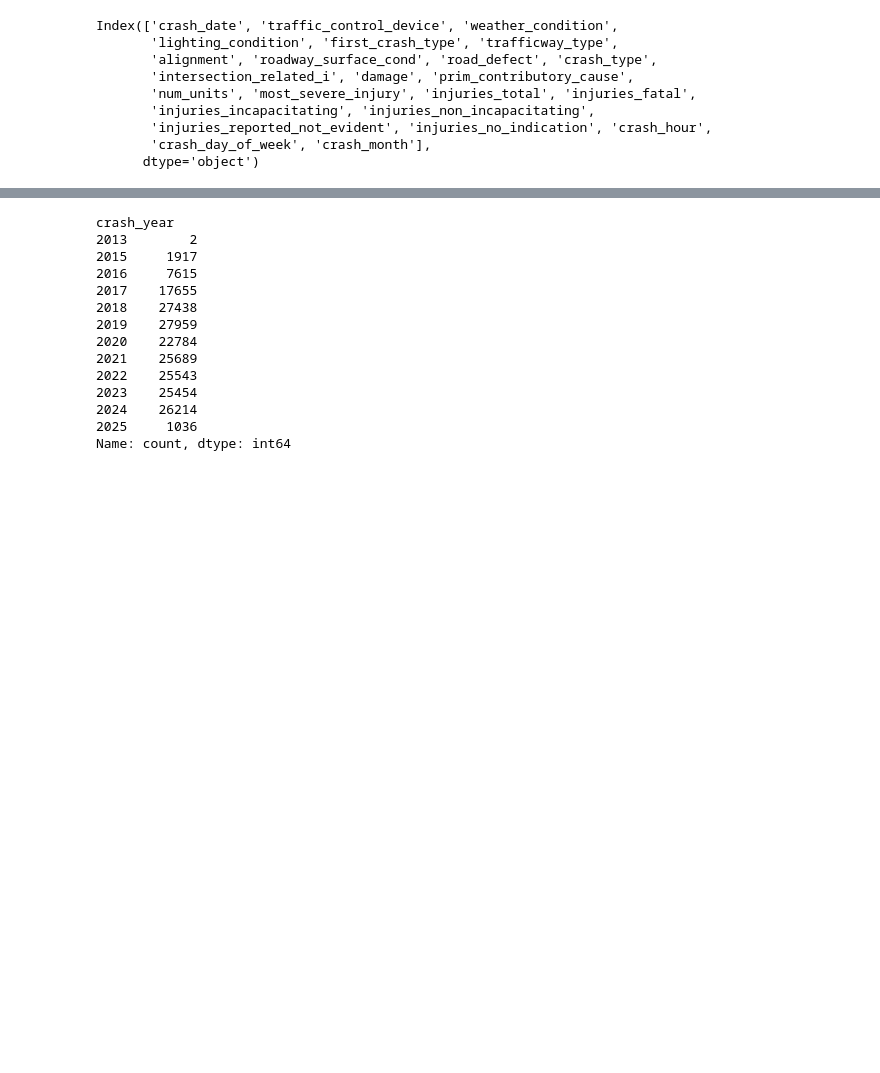
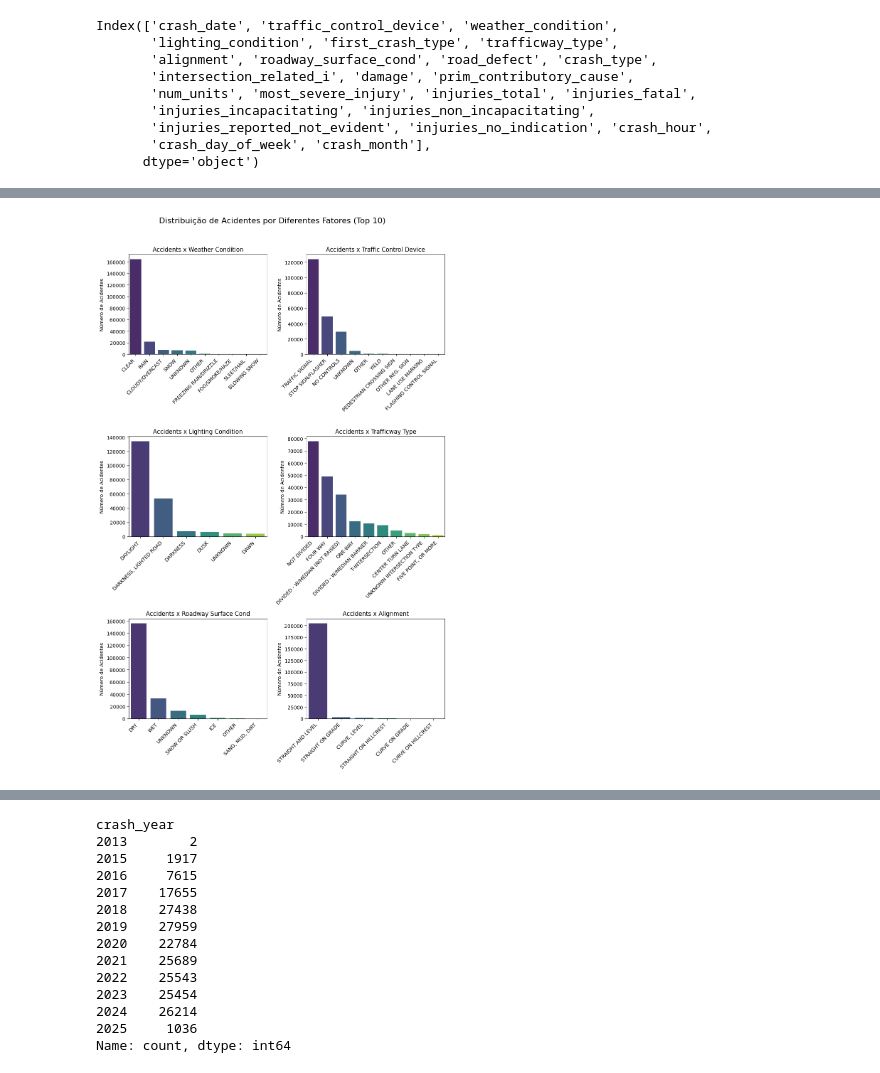
Before and after one commit to rubensabacherli/EDA_Traffic_Accidents, a Jupyter notebook: traffic-accidents.ipynb, the cells around one changed output, grey strips where cells are left out. Saved outputs shown, nothing was run; the diff lists cells and outputs as text; code cells hidden in the pictures; blank space fills up the shorter version.

```diff
--- a/traffic-accidents.ipynb
+++ b/traffic-accidents.ipynb
@@ -129,0 +186,31 @@ data["crash_month"] = data["crash_month"].map(month_mapping)
+# %%
+# Definir variáveis para análise
+categorical_features = [
+    "weather_condition",
+    "traffic_control_device",
+    "lighting_condition",
+    "trafficway_type",
+    "roadway_surface_cond",
+    "alignment"
+]
+
+# Criar subplots
+fig, axes = plt.subplots(nrows=3, ncols=2, figsize=(10, 16))
+fig.suptitle("Distribuição de Acidentes por Diferentes Fatores (Top 10)", fontsize=16)
+
+# Iterar sobre as variáveis categóricas e criar gráficos de barras
+for ax, feature in zip(axes.flat, categorical_features):
+    accident_counts = data[feature].value_counts().nlargest(10)  # Pegando apenas os 10 principais
+
+    sns.barplot(x=accident_counts.index, y=accident_counts.values, palette="viridis", ax=ax)
+
+    ax.set_title(f"Accidents x {feature.replace('_', ' ').title()}")
+    ax.set_xlabel("")
+    ax.set_ylabel("Número de Acidentes")
+    ax.set_xticklabels(ax.get_xticklabels(), rotation=45, ha="right")
+
+# Ajustar layout para evitar sobreposição
+plt.tight_layout(rect=[0, 0, 1, 0.96])
+plt.show()
+# %% [output]
+[figure, added]
```
Also changed, not shown: parts of 37 cells of this notebook.
